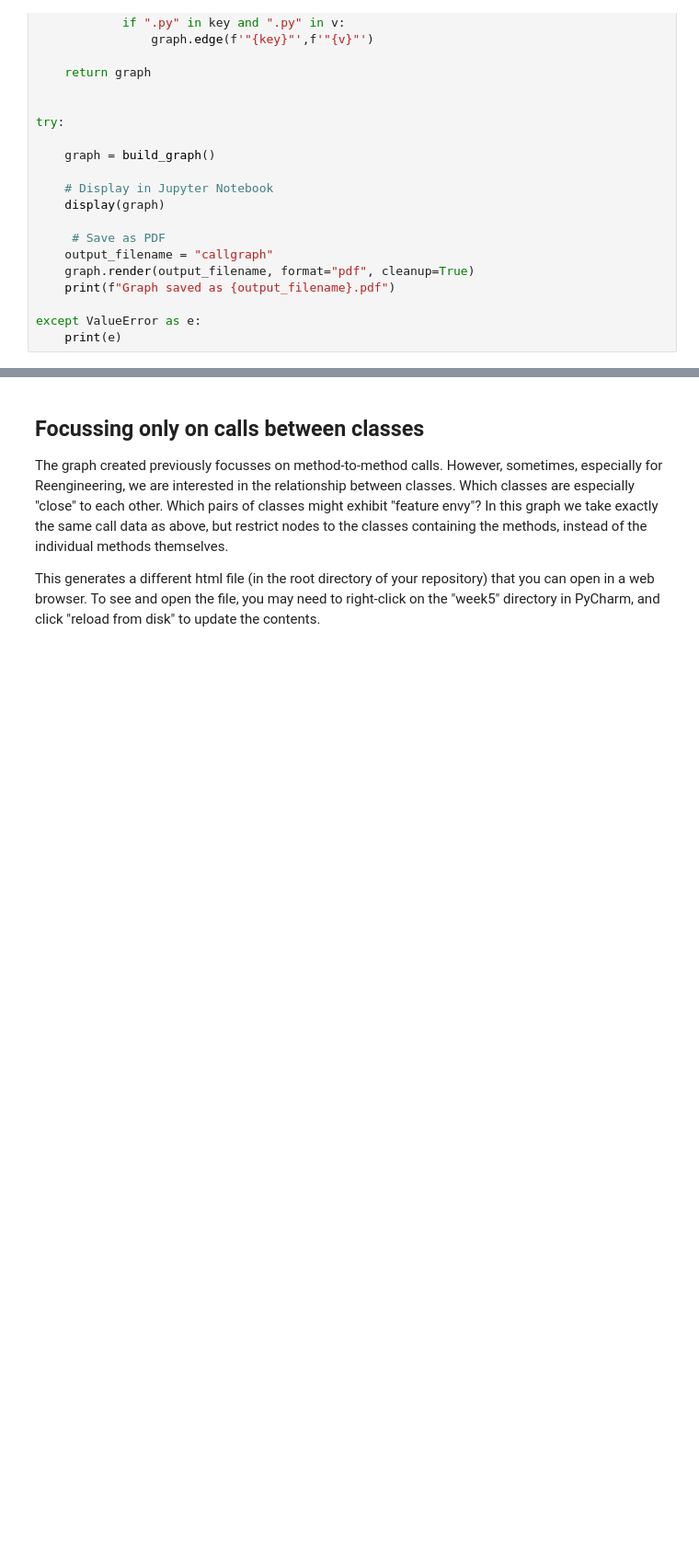
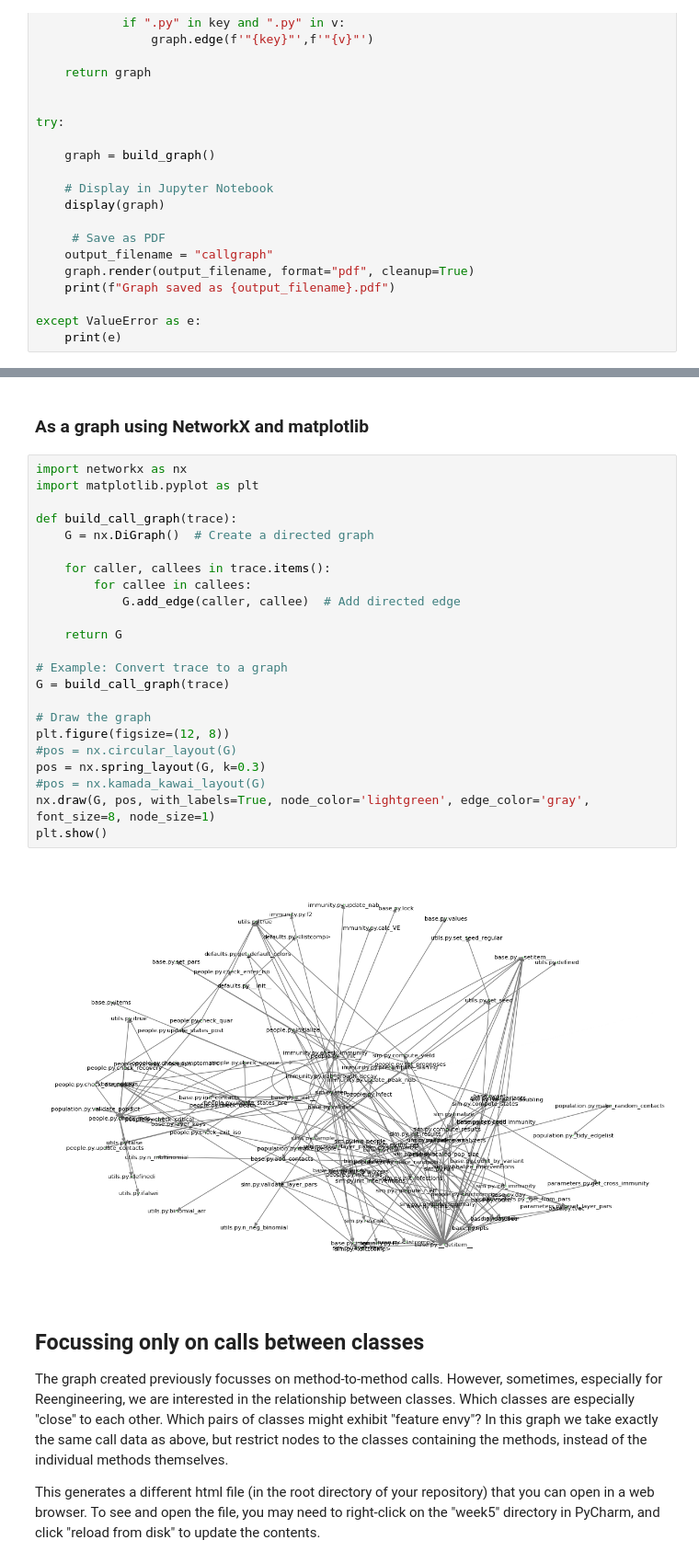
Before and after one commit to TUOS-COM-Reengineering-2025/week5, a Jupyter notebook: dynamicAnalysis.ipynb, the cells around one changed output, grey strips where cells are left out. Shown: that part at 92% size. Saved outputs shown, nothing was run; the diff lists cells and outputs as text; blank space fills up the shorter version.

Commit message:
Simplification wrt. visualisation, inclusion of metrics.

```diff
--- a/dynamicAnalysis.ipynb
+++ b/dynamicAnalysis.ipynb
@@ -283,3 +257,30 @@ hv.save(hv_edges, 'chord_diagram_from_trace_dict.html', fmt='html')
+# %% [markdown]
+### As a graph using NetworkX and matplotlib
+# %%
+import networkx as nx
+import matplotlib.pyplot as plt
+
+def build_call_graph(trace):
+    G = nx.DiGraph()  # Create a directed graph
+
+    for caller, callees in trace.items():
+        for callee in callees:
+            G.add_edge(caller, callee)  # Add directed edge
+
+    return G
+
+# Example: Convert trace to a graph
+G = build_call_graph(trace)
+
+# Draw the graph
+plt.figure(figsize=(12, 8))
+#pos = nx.circular_layout(G)
+pos = nx.spring_layout(G, k=0.3)
+#pos = nx.kamada_kawai_layout(G)
+nx.draw(G, pos, with_labels=True, node_color='lightgreen', edge_color='gray', font_size=8, node_size=1)
+plt.show()
+# %% [output]
+[figure, added]
 # %% [markdown]
 ## Focussing only on calls between classes
 
```
Also changed, not shown: parts of 7 cells of this notebook.
